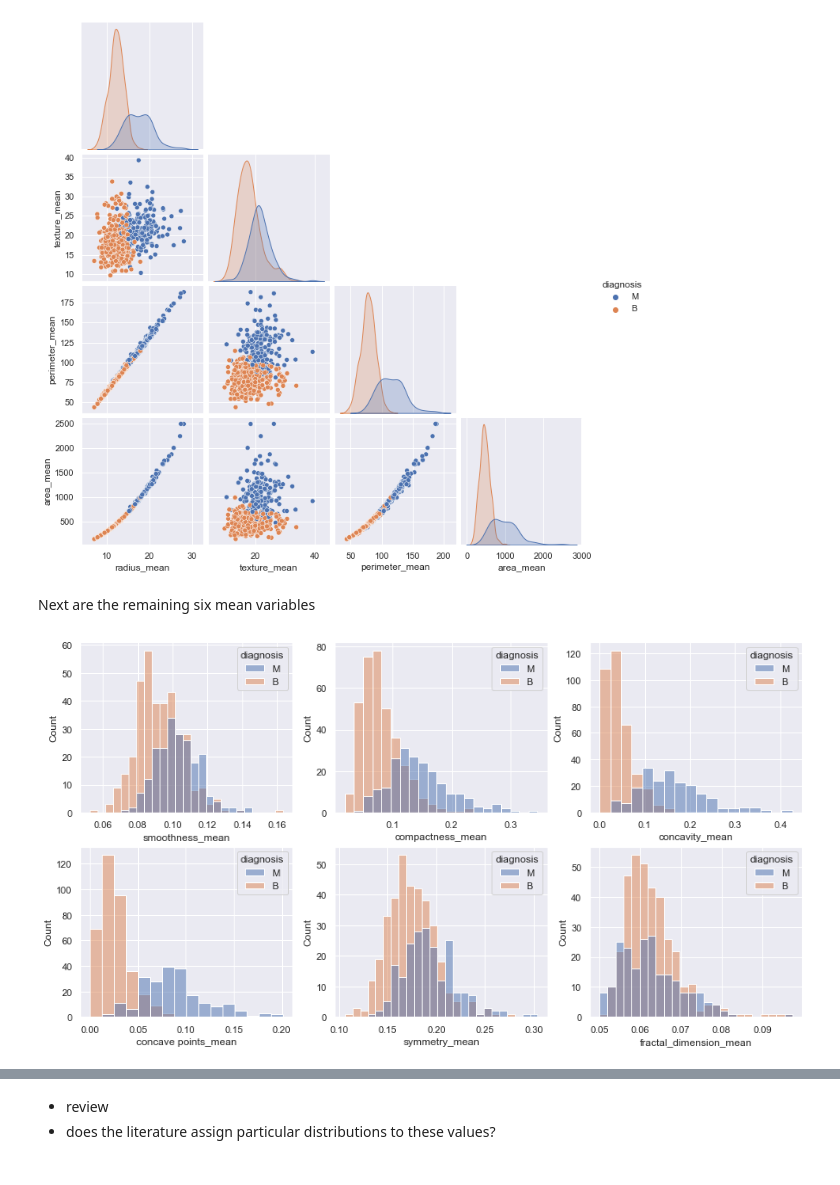
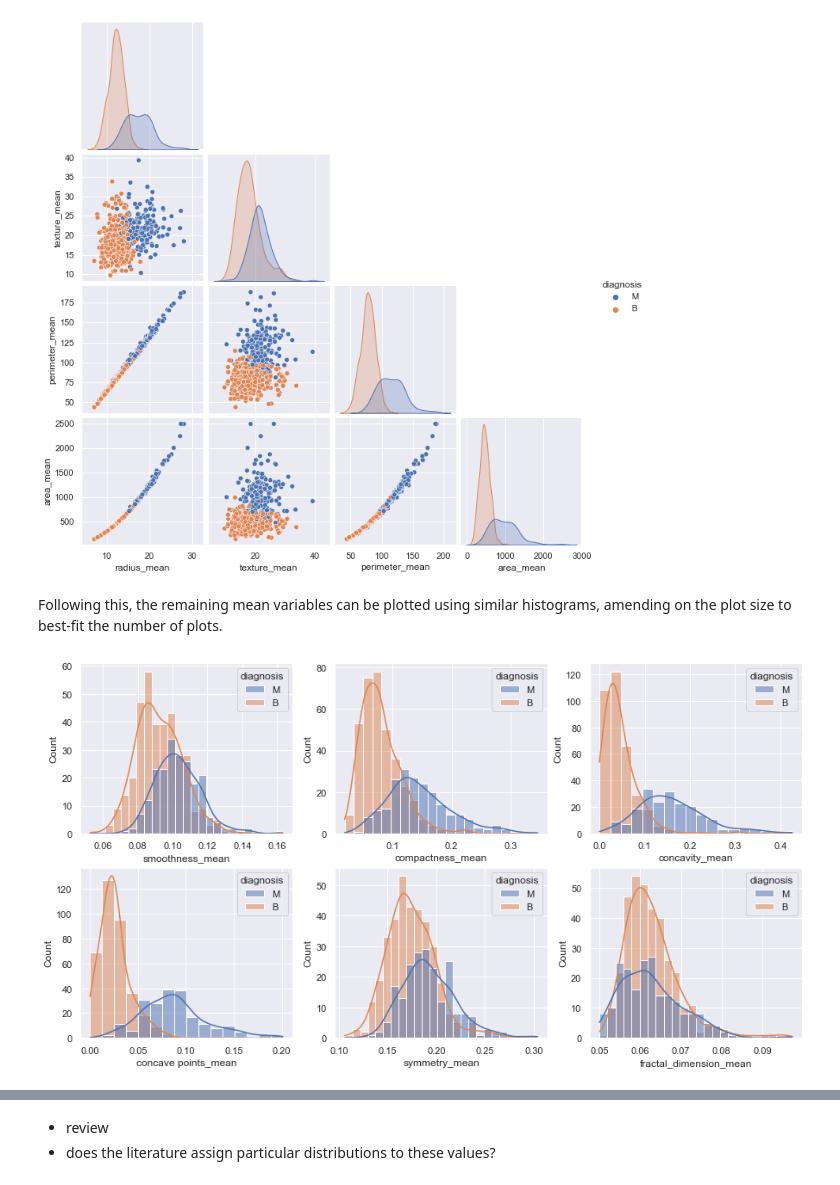
Before and after one commit to kiehozero/atu-progda-assignment-2, a Jupyter notebook: assignment.ipynb, the cells around one changed output, grey strips where cells are left out. Saved outputs shown, nothing was run; the diff lists cells and outputs as text; code cells hidden in the pictures.

```diff
--- a/assignment.ipynb
+++ b/assignment.ipynb
@@ -108,21 +110,21 @@ sns.pairplot(data=frame,hue='diagnosis',corner=True)
 # %% [output]
 <seaborn.axisgrid.PairGrid at 0x...>
 [figure]
-# %% [markdown]
-Next are the remaining six mean variables
+# %% [markdown]
+Following this, the remaining mean variables can be plotted using similar histograms, amending on the plot size to best-fit the number of plots.
 # %%
 # ratio means
 
 sns.set(rc={"figure.figsize":(15, 8)})
 fig, axes = plt.subplots(2, 3)
 
-sns.histplot(data=df, x='smoothness_mean', hue='diagnosis',ax=axes[0,0])
-sns.histplot(data=df, x='compactness_mean', hue='diagnosis',ax=axes[0,1])
-sns.histplot(data=df, x='concavity_mean', hue='diagnosis',ax=axes[0,2])
-sns.histplot(data=df, x='concave points_mean', hue='diagnosis',ax=axes[1,0])
-sns.histplot(data=df, x='symmetry_mean', hue='diagnosis',ax=axes[1,1])
-sns.histplot(data=df, x='fractal_dimension_mean', hue='diagnosis',ax=axes[1,2])
+sns.histplot(data=df, x='smoothness_mean', hue='diagnosis',ax=axes[0,0],kde=True)
+sns.histplot(data=df, x='compactness_mean', hue='diagnosis',ax=axes[0,1],kde=True)
+sns.histplot(data=df, x='concavity_mean', hue='diagnosis',ax=axes[0,2],kde=True)
+sns.histplot(data=df, x='concave points_mean', hue='diagnosis',ax=axes[1,0],kde=True)
+sns.histplot(data=df, x='symmetry_mean', hue='diagnosis',ax=axes[1,1],kde=True)
+sns.histplot(data=df, x='fractal_dimension_mean', hue='diagnosis',ax=axes[1,2],kde=True)
 
 plt.show()
 # %% [output]
-[figure, old version]
+[figure, new version]
```
Also changed, not shown: parts of 11 cells of this notebook.
